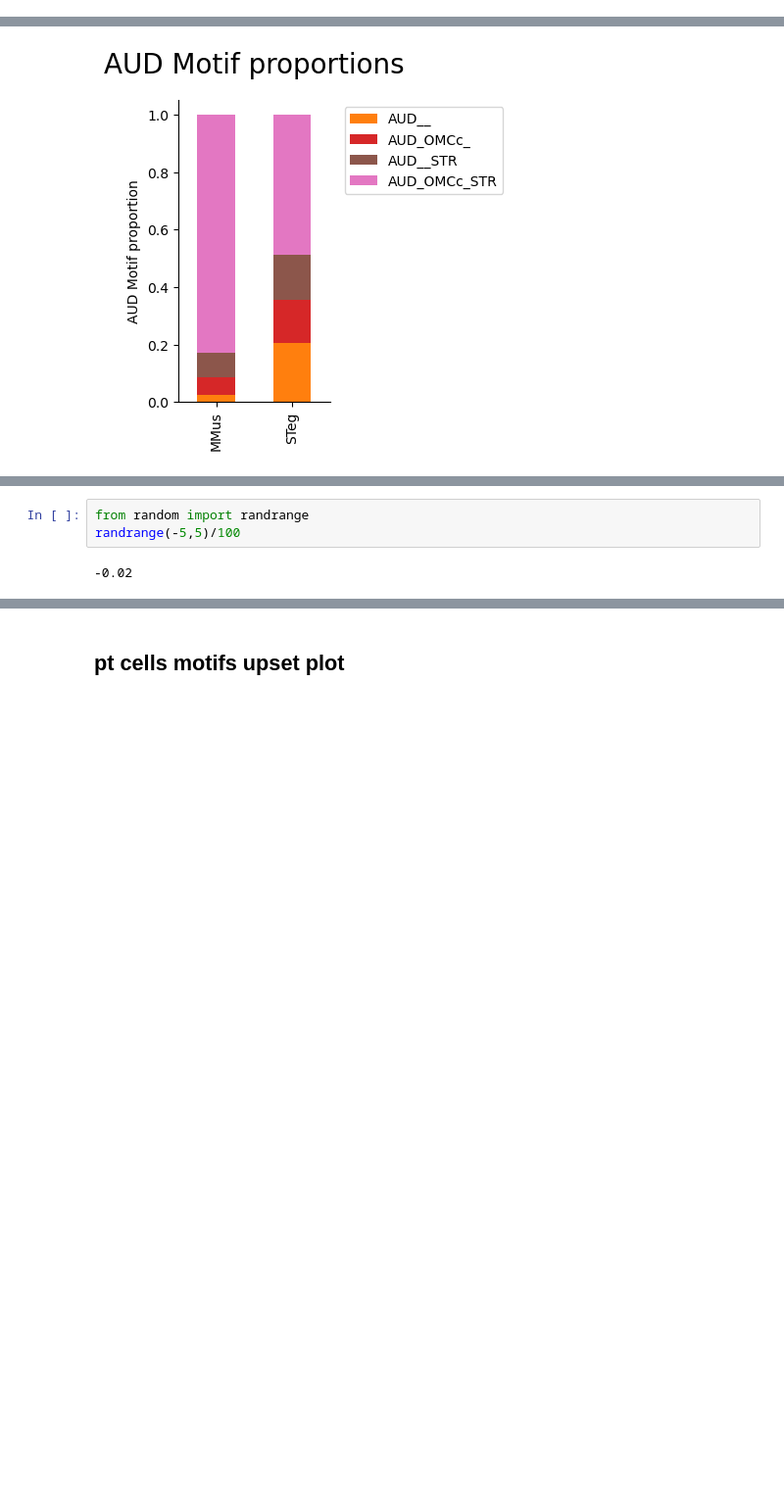
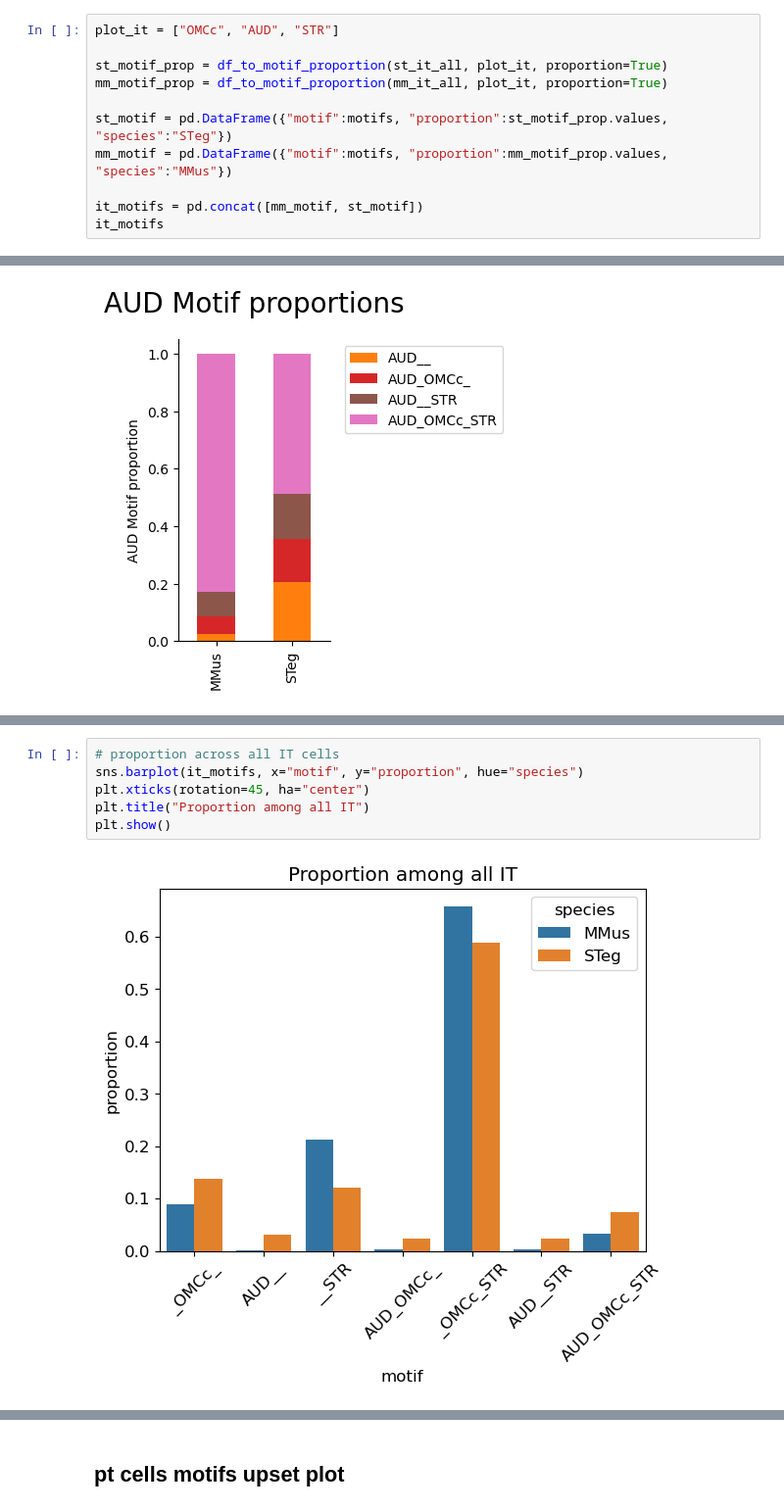
Before and after one commit to eisko/MAPseq_analysis, a Jupyter notebook: figure3_SC_v5_OMC.ipynb, the cells around one changed output, grey strips where cells are left out. Shown at 98% size. Cells and saved outputs as stored; diff of their text form; blank space fills up the shorter version.

```diff
--- a/figure3_SC_v5_OMC.ipynb
+++ b/figure3_SC_v5_OMC.ipynb
@@ -80,0 +149,11 @@ mm_pt_all = pd.concat(mmus_pt)
+# %%
+plot_it = ["OMCc", "AUD", "STR"]
+
+st_motif_prop = df_to_motif_proportion(st_it_all, plot_it, proportion=True)
+mm_motif_prop = df_to_motif_proportion(mm_it_all, plot_it, proportion=True)
+
+st_motif = pd.DataFrame({"motif":motifs, "proportion":st_motif_prop.values, "species":"STeg"})
+mm_motif = pd.DataFrame({"motif":motifs, "proportion":mm_motif_prop.values, "species":"MMus"})
+
+it_motifs = pd.concat([mm_motif, st_motif])
+it_motifs
@@ -168,8 +339,11 @@ plt.xticks(rotation=45, ha="center")
 plt.show()
 # %% [output]
 [figure]
-# %%
-from random import randrange
-randrange(-5,5)/100
-# %% [output]
--0.02
+# %%
+# proportion across all IT cells
+sns.barplot(it_motifs, x="motif", y="proportion", hue="species")
+plt.xticks(rotation=45, ha="center")
+plt.title("Proportion among all IT")
+plt.show()
+# %% [output]
+[figure, added]
```
Also changed, not shown: parts of 47 cells of this notebook, 3 other files.
